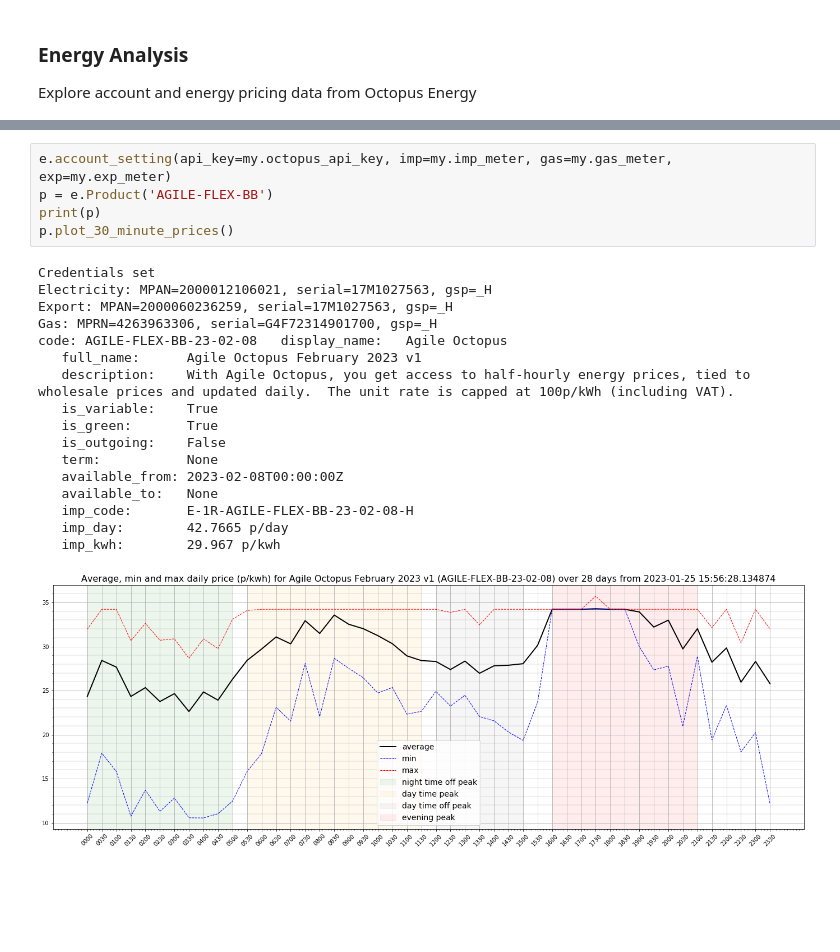
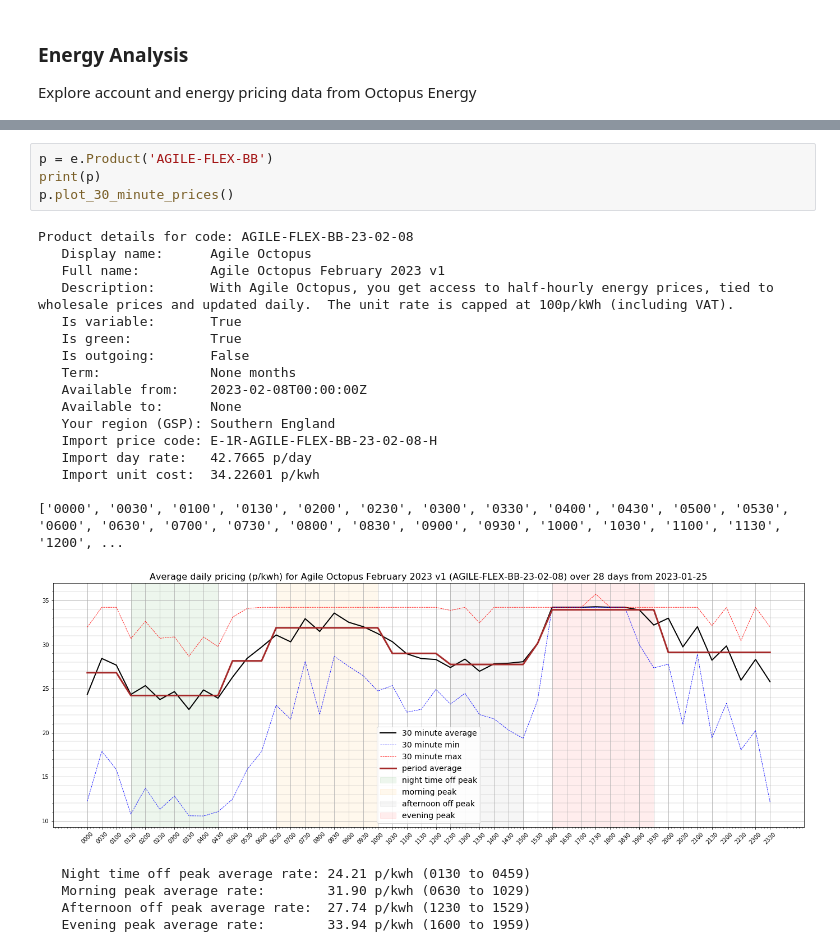
Before and after one commit to TonyM1958/Octopus, a Jupyter notebook: energy.ipynb, the cells around one changed output, grey strips where cells are left out. Cells and saved outputs as stored; diff of their text form; blank space fills up the shorter version.

```diff
--- a/energy.ipynb
+++ b/energy.ipynb
@@ -9,26 +13,29 @@ import private as my
 # %%
-e.account_setting(api_key=my.octopus_api_key, imp=my.imp_meter, gas=my.gas_meter, exp=my.exp_meter)
 p = e.Product('AGILE-FLEX-BB')
 print(p)
 p.plot_30_minute_prices()
 # %% [output]
-Credentials set
-Electricity: MPAN=2000012106021, serial=17M1027563, gsp=_H
-Export: MPAN=2000060236259, serial=17M1027563, gsp=_H
-Gas: MPRN=4263963306, serial=G4F72314901700, gsp=_H
-code: AGILE-FLEX-BB-23-02-08   display_name:   Agile Octopus
-   full_name:      Agile Octopus February 2023 v1
-   description:    With Agile Octopus, you get access to half-hourly energy prices, tied to wholesale prices and updated daily.  The unit rate is capped at 100p/kWh (including VAT).
-   is_variable:    True
-   is_green:       True
-   is_outgoing:    False
-   term:           None
-   available_from: 2023-02-08T00:00:00Z
-   available_to:   None
-   imp_code:       E-1R-AGILE-FLEX-BB-23-02-08-H
-   imp_day:        42.7665 p/day
-   imp_kwh:        29.967 p/kwh
+Product details for code: AGILE-FLEX-BB-23-02-08
+   Display name:      Agile Octopus
+   Full name:         Agile Octopus February 2023 v1
+   Description:       With Agile Octopus, you get access to half-hourly energy prices, tied to wholesale prices and updated daily.  The unit rate is capped at 100p/kWh (including VAT).
+   Is variable:       True
+   Is green:          True
+   Is outgoing:       False
+   Term:              None months
+   Available from:    2023-02-08T00:00:00Z
+   Available to:      None
+   Your region (GSP): Southern England
+   Import price code: E-1R-AGILE-FLEX-BB-23-02-08-H
+   Import day rate:   42.7665 p/day
+   Import unit cost:  34.22601 p/kwh
+
+['0000', '0030', '0100', '0130', '0200', '0230', '0300', '0330', '0400', '0430', '0500', '0530', '0600', '0630', '0700', '0730', '0800', '0830', '0900', '0930', '1000', '1030', '1100', '1130', '1200', ...
-[figure, old version]
+[figure, new version]
+   Night time off peak average rate: 24.21 p/kwh (0130 to 0459)
+   Morning peak average rate:        31.90 p/kwh (0630 to 1029)
+   Afternoon off peak average rate:  27.74 p/kwh (1230 to 1529)
+   Evening peak average rate:        33.94 p/kwh (1600 to 1959)
 # %%
 p = e.Product('VAR')
 print(p)
```
Also changed, not shown: parts of 5 cells of this notebook, 2 other files.
